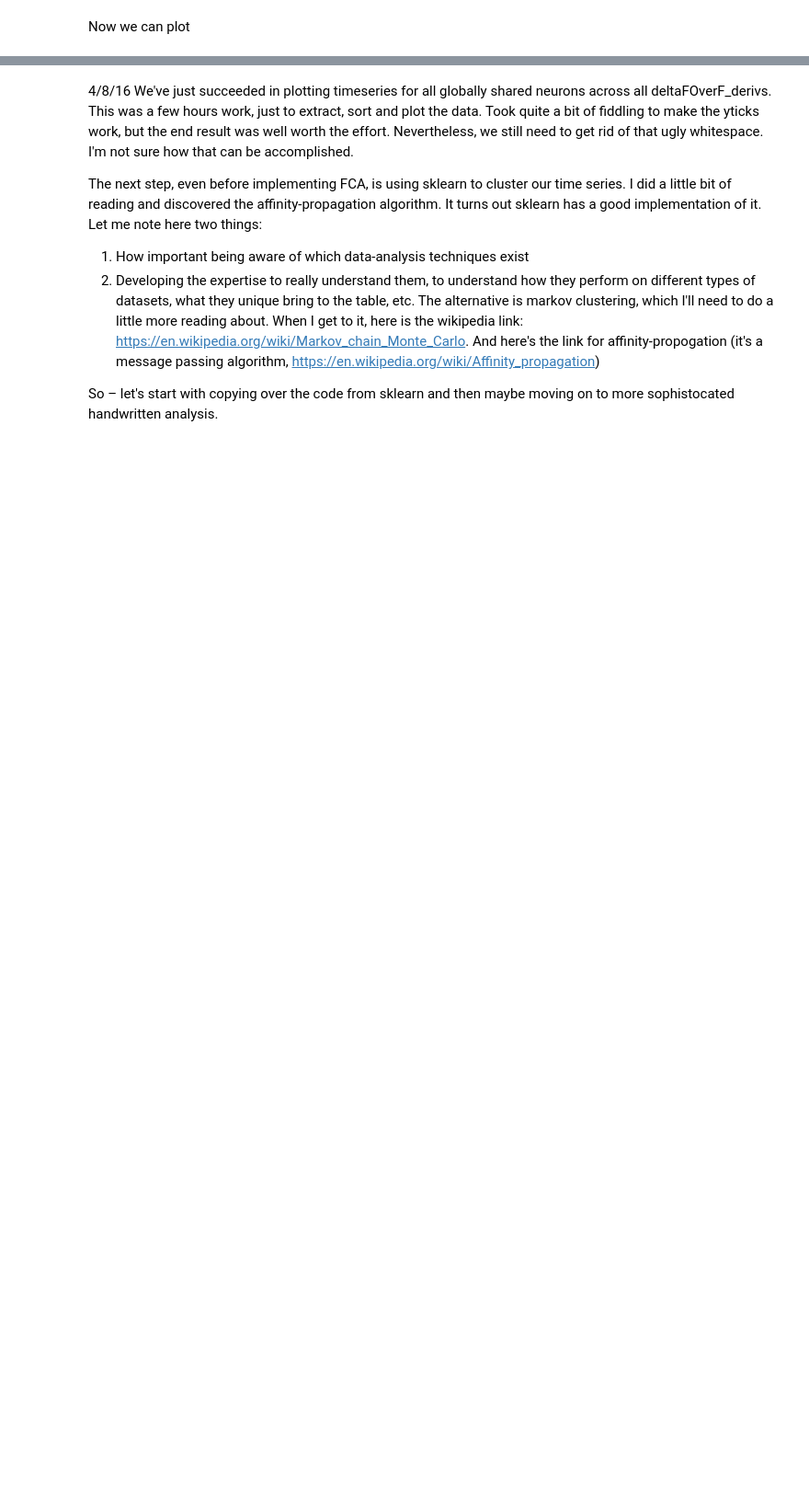
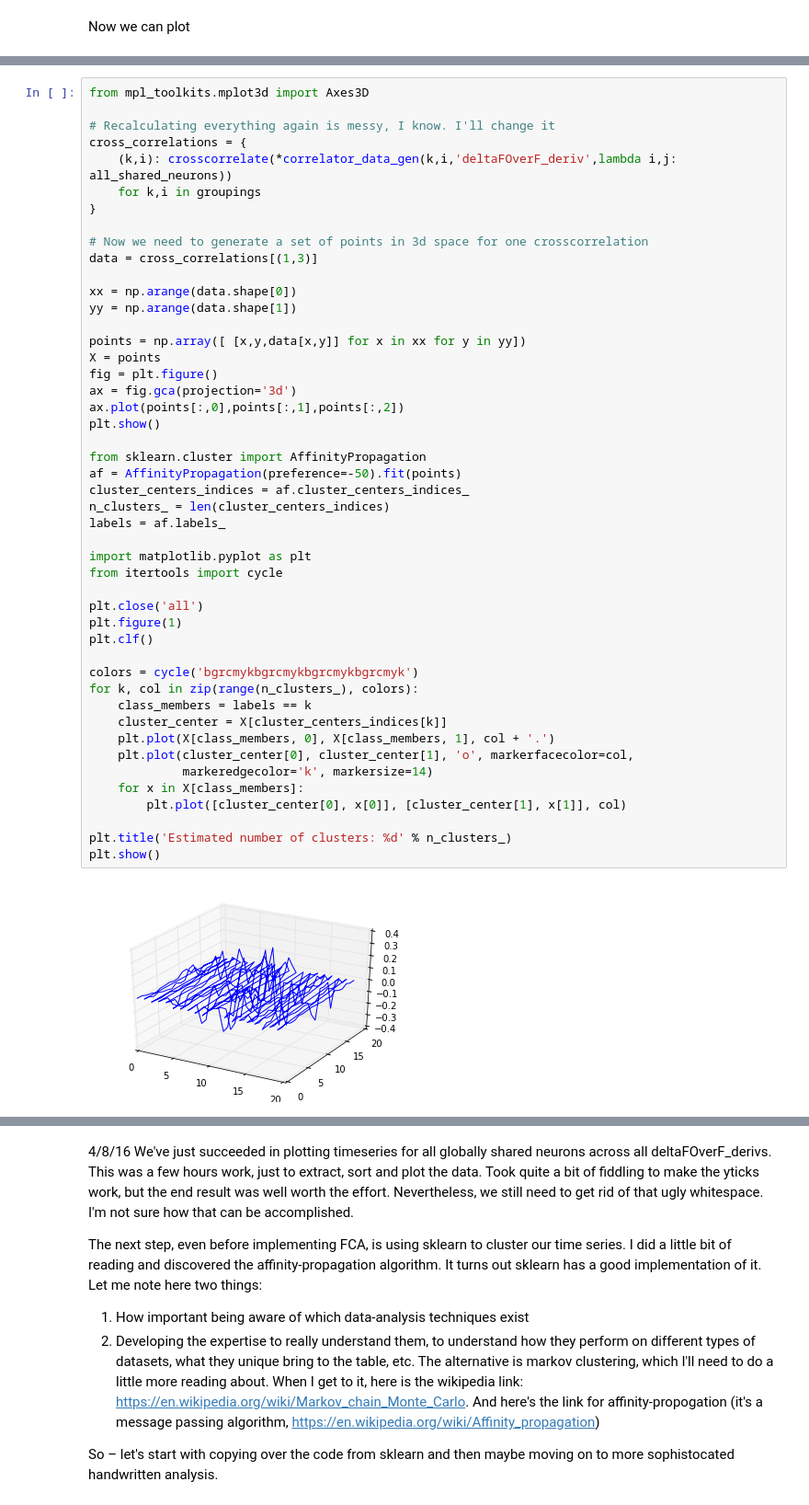
Before and after one commit to openworm/neuronal-analysis, a Jupyter notebook: notebooks/Katodata.ipynb, the cells around one changed output, grey strips where cells are left out. Shown at 92% size. Cells and saved outputs as stored; diff of their text form; blank space fills up the shorter version.

```diff
--- a/notebooks/Katodata.ipynb
+++ b/notebooks/Katodata.ipynb
@@ -171,0 +192,49 @@ plot_crosscorrelations('CrossCorr across globally shared neurons',
+# %%
+from mpl_toolkits.mplot3d import Axes3D
+
+# Recalculating everything again is messy, I know. I'll change it
+cross_correlations = {
+    (k,i): crosscorrelate(*correlator_data_gen(k,i,'deltaFOverF_deriv',lambda i,j: all_shared_neurons))
+    for k,i in groupings
+}
+
+# Now we need to generate a set of points in 3d space for one crosscorrelation
+data = cross_correlations[(1,3)]
+
+xx = np.arange(data.shape[0])
+yy = np.arange(data.shape[1])
+
+points = np.array([ [x,y,data[x,y]] for x in xx for y in yy])
+X = points
+fig = plt.figure()
+ax = fig.gca(projection='3d')
+ax.plot(points[:,0],points[:,1],points[:,2])
+plt.show()
+
+from sklearn.cluster import AffinityPropagation
+af = AffinityPropagation(preference=-50).fit(points)
+cluster_centers_indices = af.cluster_centers_indices_
+n_clusters_ = len(cluster_centers_indices)
+labels = af.labels_
+
+import matplotlib.pyplot as plt
+from itertools import cycle
+
+plt.close('all')
+plt.figure(1)
+plt.clf()
+
+colors = cycle('bgrcmykbgrcmykbgrcmykbgrcmyk')
+for k, col in zip(range(n_clusters_), colors):
+    class_members = labels == k
+    cluster_center = X[cluster_centers_indices[k]]
+    plt.plot(X[class_members, 0], X[class_members, 1], col + '.')
+    plt.plot(cluster_center[0], cluster_center[1], 'o', markerfacecolor=col,
+             markeredgecolor='k', markersize=14)
+    for x in X[class_members]:
+        plt.plot([cluster_center[0], x[0]], [cluster_center[1], x[1]], col)
+
+plt.title('Estimated number of clusters: %d' % n_clusters_)
+plt.show()
+# %% [output]
+[figure, added]
```
Also changed, not shown: parts of 11 cells of this notebook, 3 other files.
